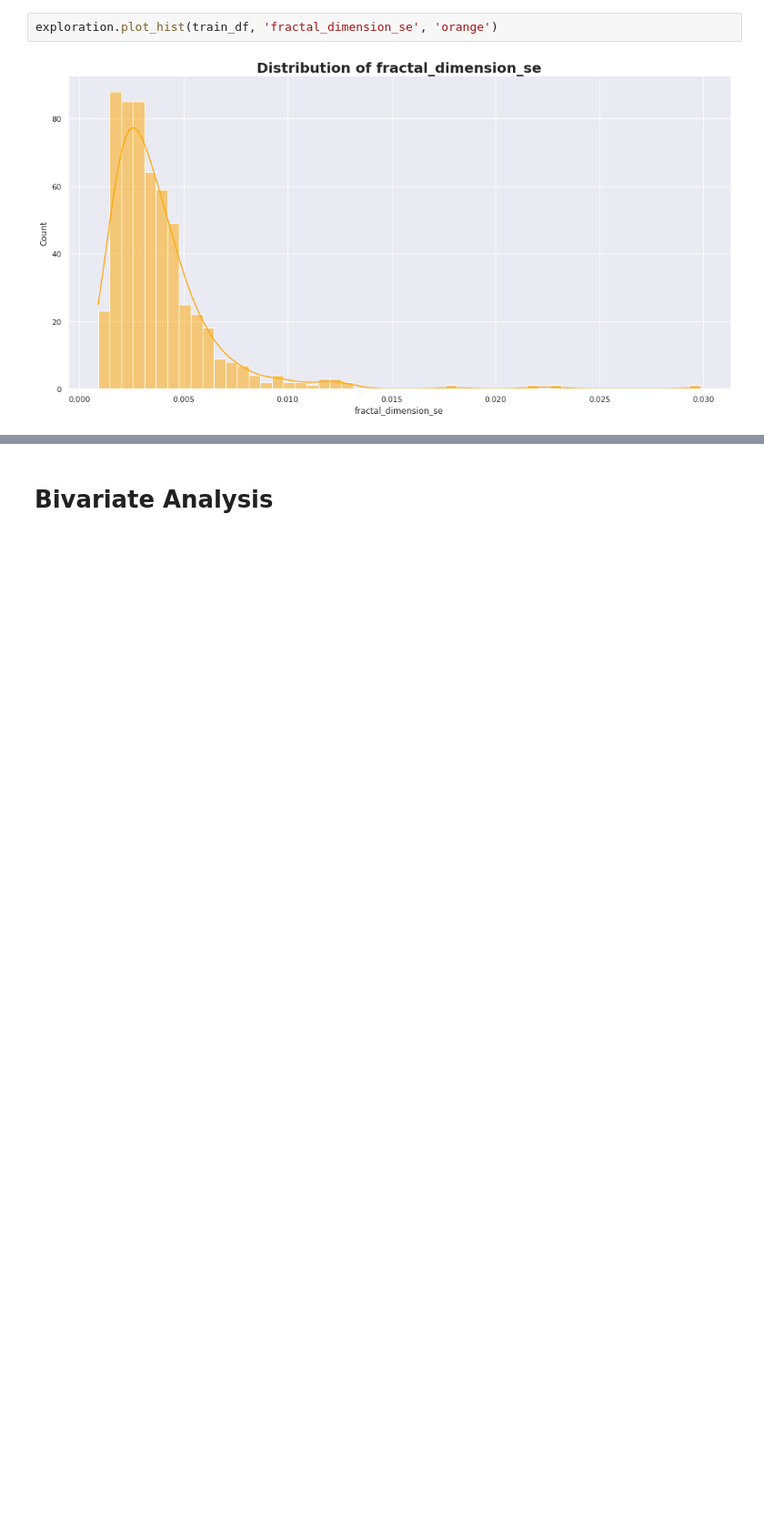
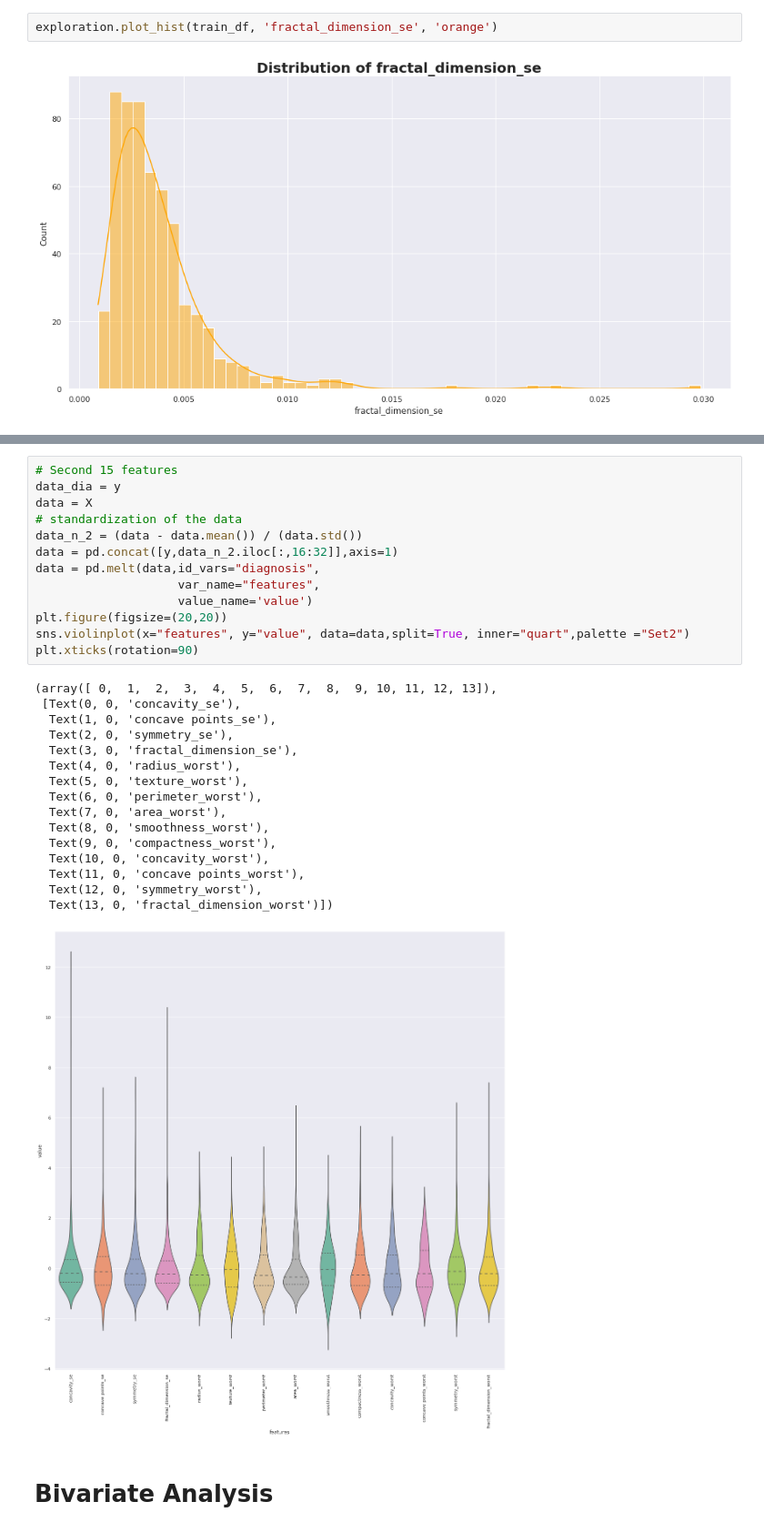
Before and after one commit to abel-blue/breastCancer-causal-Inference, a Jupyter notebook: notebooks/data_exploration.ipynb, the cells around one changed output, grey strips where cells are left out. Shown at 91% size. Saved outputs shown, nothing was run; the diff lists cells and outputs as text; blank space fills up the shorter version.

```diff
--- a/notebooks/data_exploration.ipynb
+++ b/notebooks/data_exploration.ipynb
@@ -301,3 +300,33 @@ plt.xticks(rotation=90)
+# %%
+# Second 15 features
+data_dia = y
+data = X
+# standardization of the data
+data_n_2 = (data - data.mean()) / (data.std())
+data = pd.concat([y,data_n_2.iloc[:,16:32]],axis=1)
+data = pd.melt(data,id_vars="diagnosis",
+                    var_name="features",
+                    value_name='value')
+plt.figure(figsize=(20,20))
+sns.violinplot(x="features", y="value", data=data,split=True, inner="quart",palette ="Set2")
+plt.xticks(rotation=90)
+# %% [output]
+(array([ 0,  1,  2,  3,  4,  5,  6,  7,  8,  9, 10, 11, 12, 13]),
+ [Text(0, 0, 'concavity_se'),
+  Text(1, 0, 'concave points_se'),
+  Text(2, 0, 'symmetry_se'),
+  Text(3, 0, 'fractal_dimension_se'),
+  Text(4, 0, 'radius_worst'),
+  Text(5, 0, 'texture_worst'),
+  Text(6, 0, 'perimeter_worst'),
+  Text(7, 0, 'area_worst'),
+  Text(8, 0, 'smoothness_worst'),
+  Text(9, 0, 'compactness_worst'),
+  Text(10, 0, 'concavity_worst'),
+  Text(11, 0, 'concave points_worst'),
+  Text(12, 0, 'symmetry_worst'),
+  Text(13, 0, 'fractal_dimension_worst')])
+[figure, added]
 # %% [markdown]
 # Bivariate Analysis
 # %% [markdown]
```
Also changed, not shown: parts of 1 cell of this notebook.
